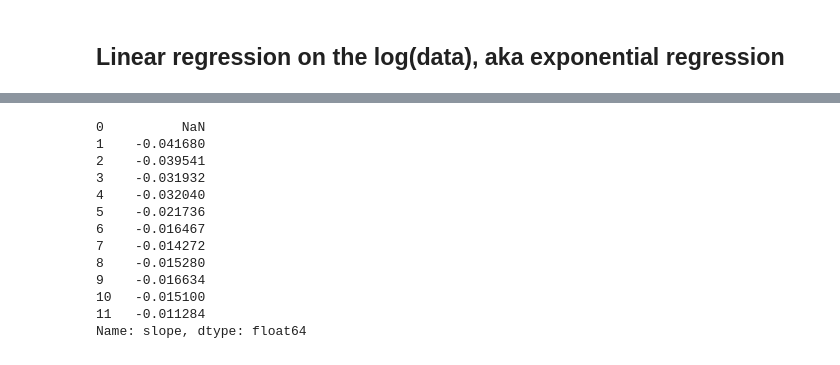
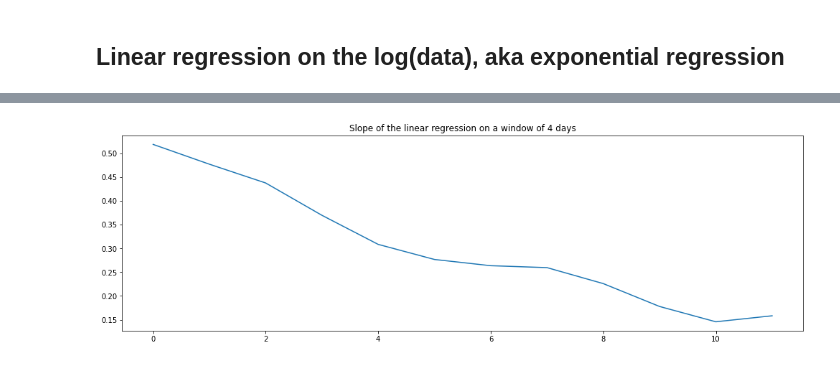
Before and after one commit to C4ptainCrunch/covid-19-plots, a Jupyter notebook: covid-belgian-hospitals.ipynb, the cells around one changed output, grey strips where cells are left out. Saved outputs shown, nothing was run; the diff lists cells and outputs as text; code cells hidden in the pictures.

```diff
--- a/covid-belgian-hospitals.ipynb
+++ b/covid-belgian-hospitals.ipynb
@@ -159,16 +171,5 @@ reg
-# %%
-reg.slope.diff()
-# %% [output]
-0          NaN
-1    -0.041680
-2    -0.039541
-3    -0.031932
-4    -0.032040
-5    -0.021736
-6    -0.016467
-7    -0.014272
-8    -0.015280
-9    -0.016634
-10   -0.015100
-11   -0.011284
-Name: slope, dtype: float64
+# %%
+reg.slope.plot()
+plt.title(f"Slope of the linear regression on a window of {N} days");
+# %% [output]
+[figure, added]
```
Also changed, not shown: parts of 7 cells of this notebook.
